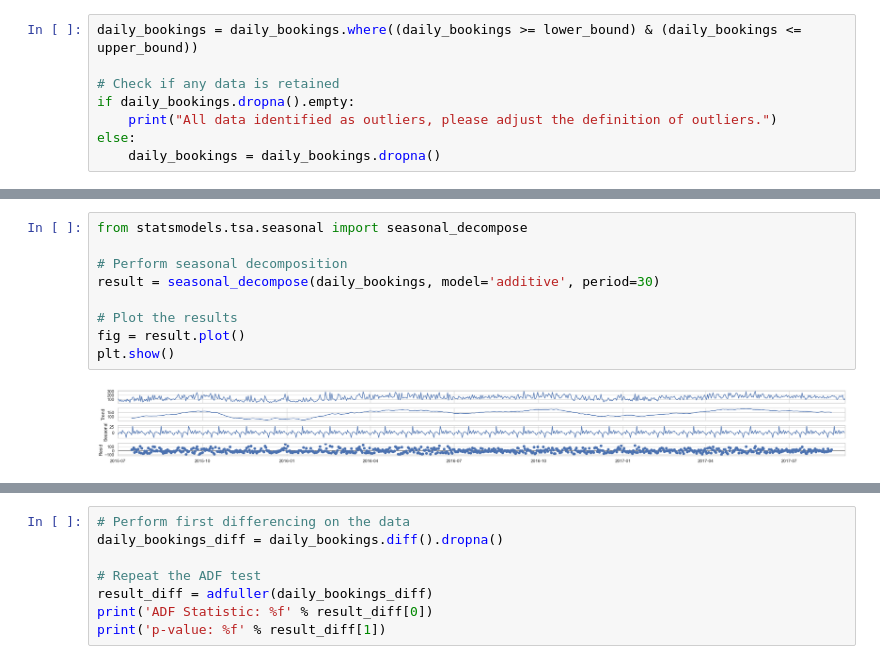
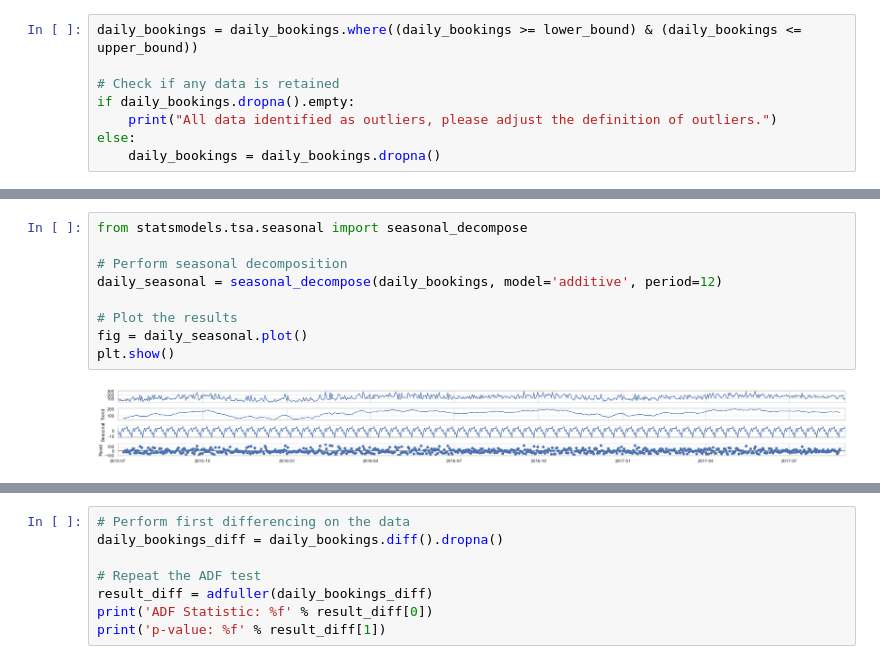
Before and after one commit to Zhengnan817/DAV-6150, a Jupyter notebook: Final_project/ARIMA2.ipynb, the cells around one changed output, grey strips where cells are left out. Cells and saved outputs as stored; diff of their text form.

```diff
--- a/Final_project/part1-4_FinalProject(1) copy.ipynb
+++ b/Final_project/ARIMA2.ipynb
@@ -475,11 +493,11 @@ else:
 # %%
 from statsmodels.tsa.seasonal import seasonal_decompose
 
 # Perform seasonal decomposition
-result = seasonal_decompose(daily_bookings, model='additive', period=30)
+daily_seasonal = seasonal_decompose(daily_bookings, model='additive', period=12)
 
 # Plot the results
-fig = result.plot()
+fig = daily_seasonal.plot()
 plt.show()
 # %% [output]
-[figure, old version]
+[figure, new version]
```
Also changed, not shown: parts of 40 cells of this notebook, 2 other files.
